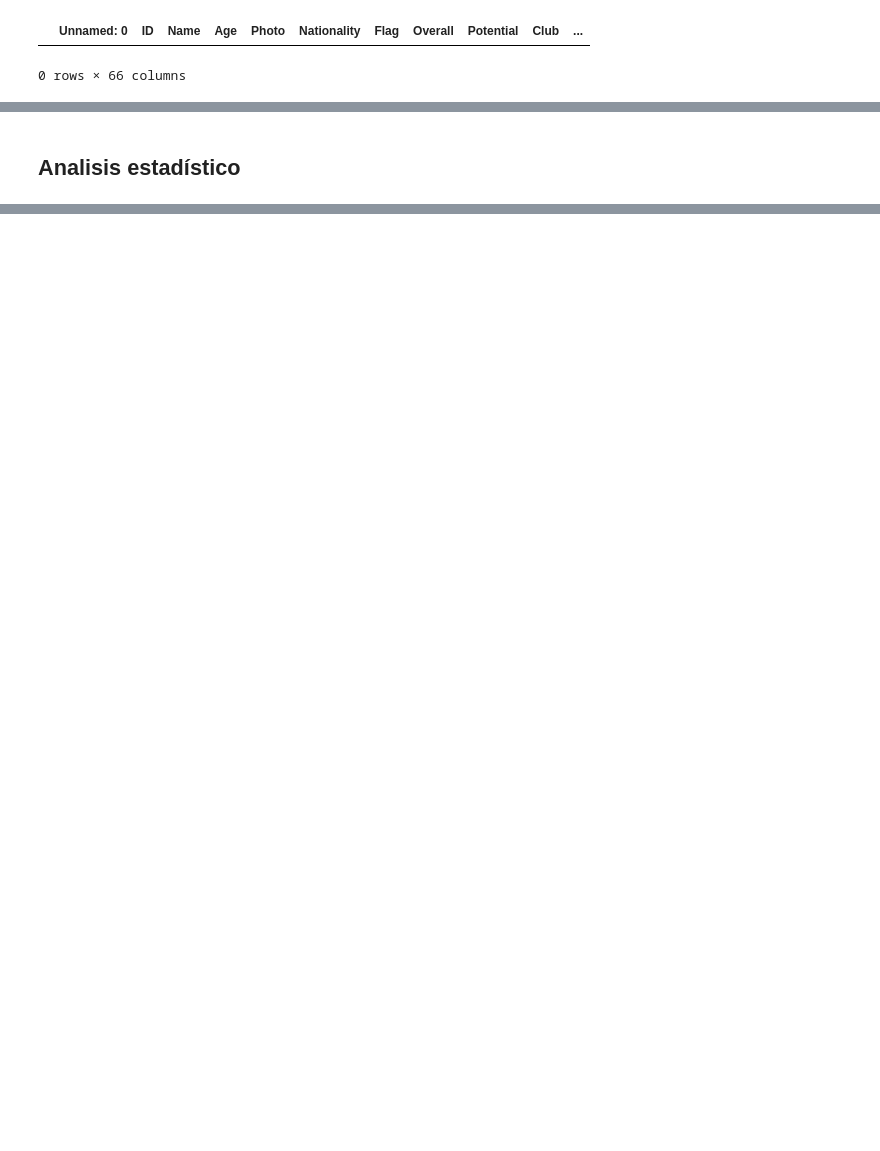
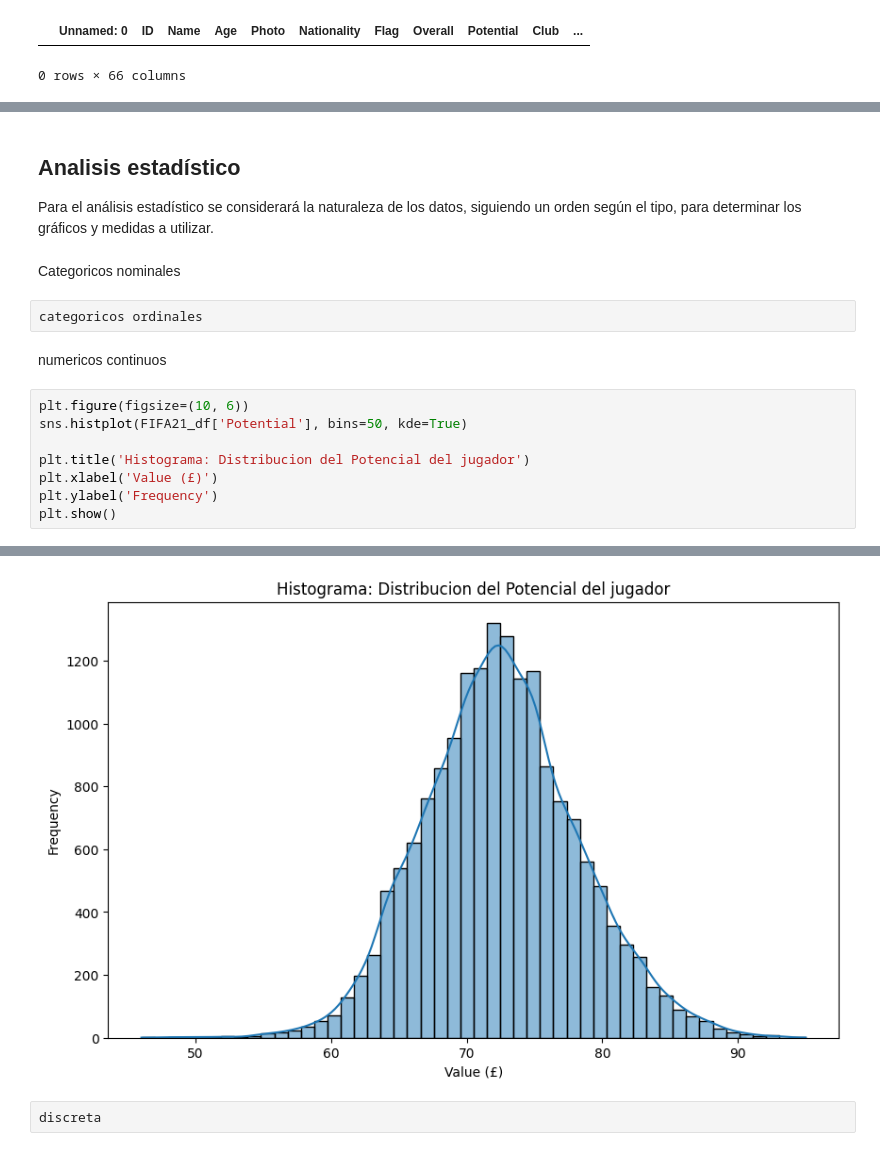
Before and after one commit to BrandonLCC/FIFA_ML_Kedro, a Jupyter notebook: machine-learning-project/notebooks/2_Data_Understanding.ipynb, the cells around one changed output, grey strips where cells are left out. Drawn from its saved outputs; the diff is of its cells as text; blank space fills up the shorter version.

Commit message:
Pequeño cambio de las fases 1 y 2 para actualizar el proyecto

```diff
--- a/machine-learning-project/notebooks/2_Data_Understanding.ipynb
+++ b/machine-learning-project/notebooks/2_Data_Understanding.ipynb
@@ -283,3 +346,20 @@ Cantidad: 10
 Variables no clasificadas: ['Photo', 'Flag', 'Club Logo']
 # %% [markdown]
 ## Analisis estadístico
+
+Para el análisis estadístico se considerará la naturaleza de los datos, siguiendo un orden según el tipo, para determinar los gráficos y medidas a utilizar.
+# %% [markdown]
+Categoricos nominales
+# %% [raw]
+categoricos ordinales
+# %% [markdown]
+numericos continuos
+# %%
+plt.figure(figsize=(10, 6))
+sns.histplot(FIFA21_df['Potential'], bins=50, kde=True)
+
+plt.title('Histograma: Distribucion del Potencial del jugador')
+plt.xlabel('Value (£)')
+plt.ylabel('Frequency')
+plt.show()
+# %% [output]
@@ -285,0 +367,3 @@ Variables no clasificadas: ['Photo', 'Flag', 'Club Logo']
+[figure, added]
+# %% [raw]
+discreta
```
Also changed, not shown: parts of 18 cells of this notebook, 1 other file.
